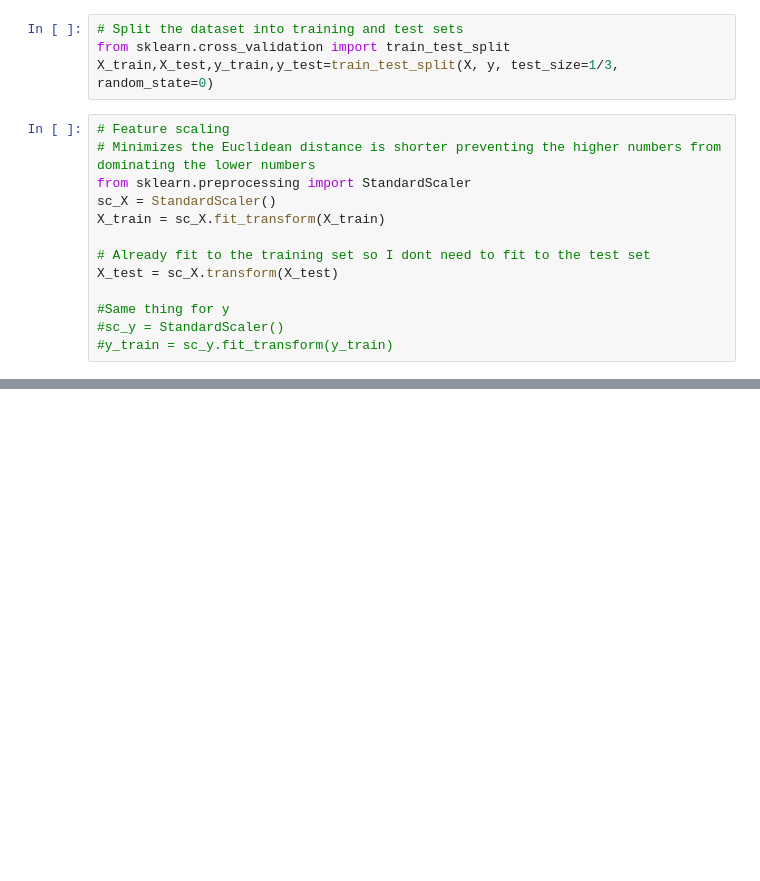
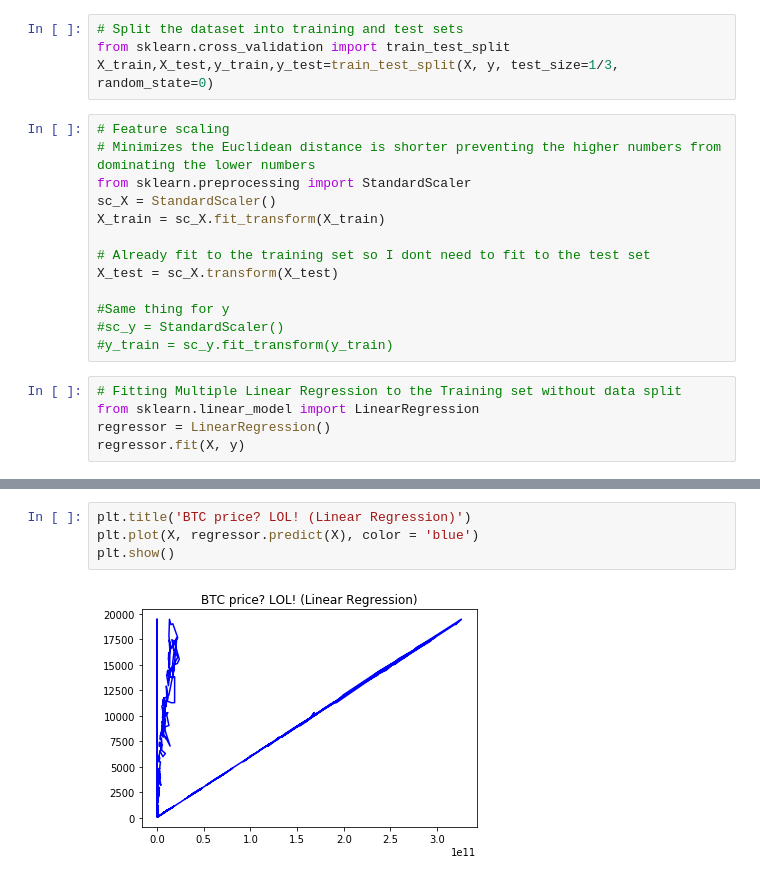
Before and after one commit to tylerreece22/crypto-machine-learning, a Jupyter notebook: data-preprocessing-practice.ipynb, the cells around one changed output, grey strips where cells are left out. Cells and saved outputs as stored; diff of their text form; blank space fills up the shorter version.

```diff
--- a/data-preprocessing-practice.ipynb
+++ b/data-preprocessing-practice.ipynb
@@ -51,3 +32,8 @@ X_test = sc_X.transform(X_test)
 #Same thing for y
 #sc_y = StandardScaler()
 #y_train = sc_y.fit_transform(y_train)
+# %%
+# Fitting Multiple Linear Regression to the Training set without data split
+from sklearn.linear_model import LinearRegression
+regressor = LinearRegression()
+regressor.fit(X, y)
@@ -53,0 +52,6 @@ X_test = sc_X.transform(X_test)
+# %%
+plt.title('BTC price? LOL! (Linear Regression)')
+plt.plot(X, regressor.predict(X), color = 'blue')
+plt.show()
+# %% [output]
+[figure, added]
```
Also changed, not shown: parts of 14 cells of this notebook.
